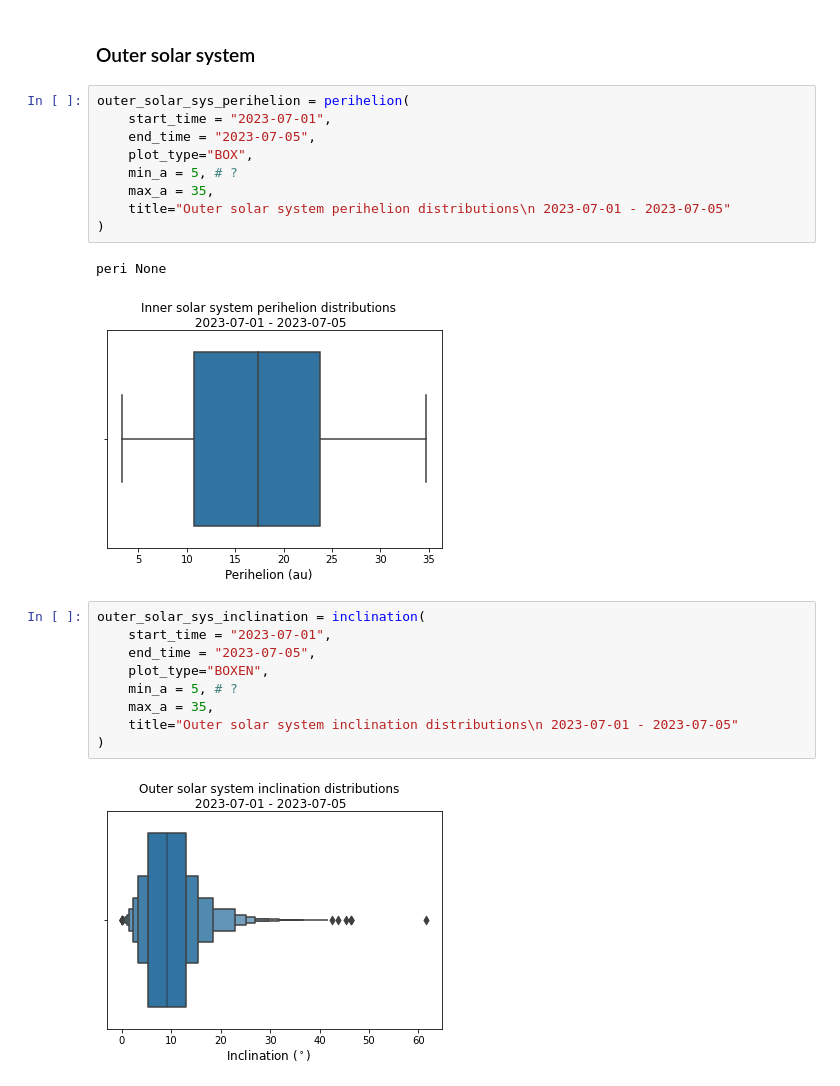
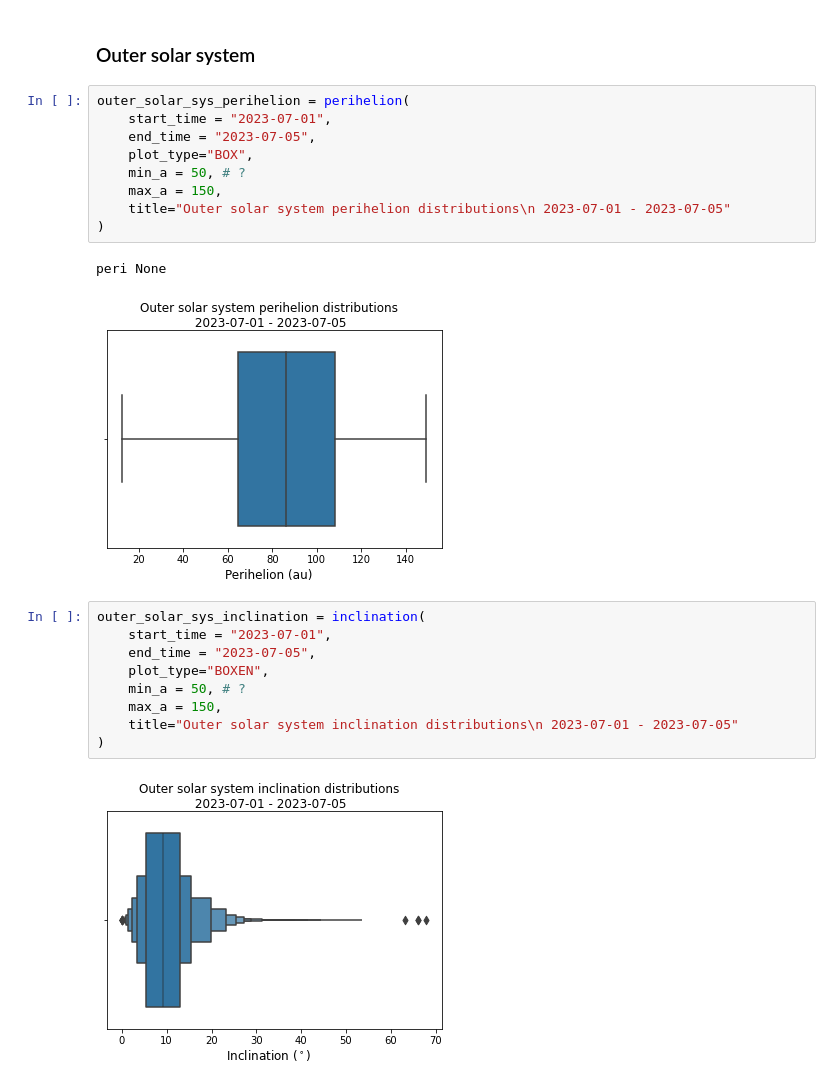
Before and after one commit to QUB-Planet-Lab/LSST_Solar_System_Plotting_Tools, a Jupyter notebook: PlottingTools/Tutorial/examples.ipynb, the cells around one changed output. Saved outputs shown, nothing was run; the diff lists cells and outputs as text.

```diff
--- a/PlottingTools/Tutorial/examples.ipynb
+++ b/PlottingTools/Tutorial/examples.ipynb
@@ -222,26 +223,26 @@ inner_solar_sys_eccentricity = eccentricity(
 # %%
 outer_solar_sys_perihelion = perihelion(
     start_time = "2023-07-01",
     end_time = "2023-07-05",
     plot_type="BOX",
-    min_a = 5, # ?
-    max_a = 35,
+    min_a = 50, # ?
+    max_a = 150,
     title="Outer solar system perihelion distributions\n 2023-07-01 - 2023-07-05"
 )
 # %% [output]
 peri None
-[figure, old version]
+[figure, new version]
 # %%
 outer_solar_sys_inclination = inclination(
     start_time = "2023-07-01",
     end_time = "2023-07-05",
     plot_type="BOXEN",
-    min_a = 5, # ?
-    max_a = 35,
+    min_a = 50, # ?
+    max_a = 150,
     title="Outer solar system inclination distributions\n 2023-07-01 - 2023-07-05"
 )
 # %% [output]
-[figure, old version]
+[figure, new version]
 # %%
 outer_solar_sys_sma = semi_major_axis(
     start_time = "2023-07-01",
```
Also changed, not shown: parts of 6 cells of this notebook.
